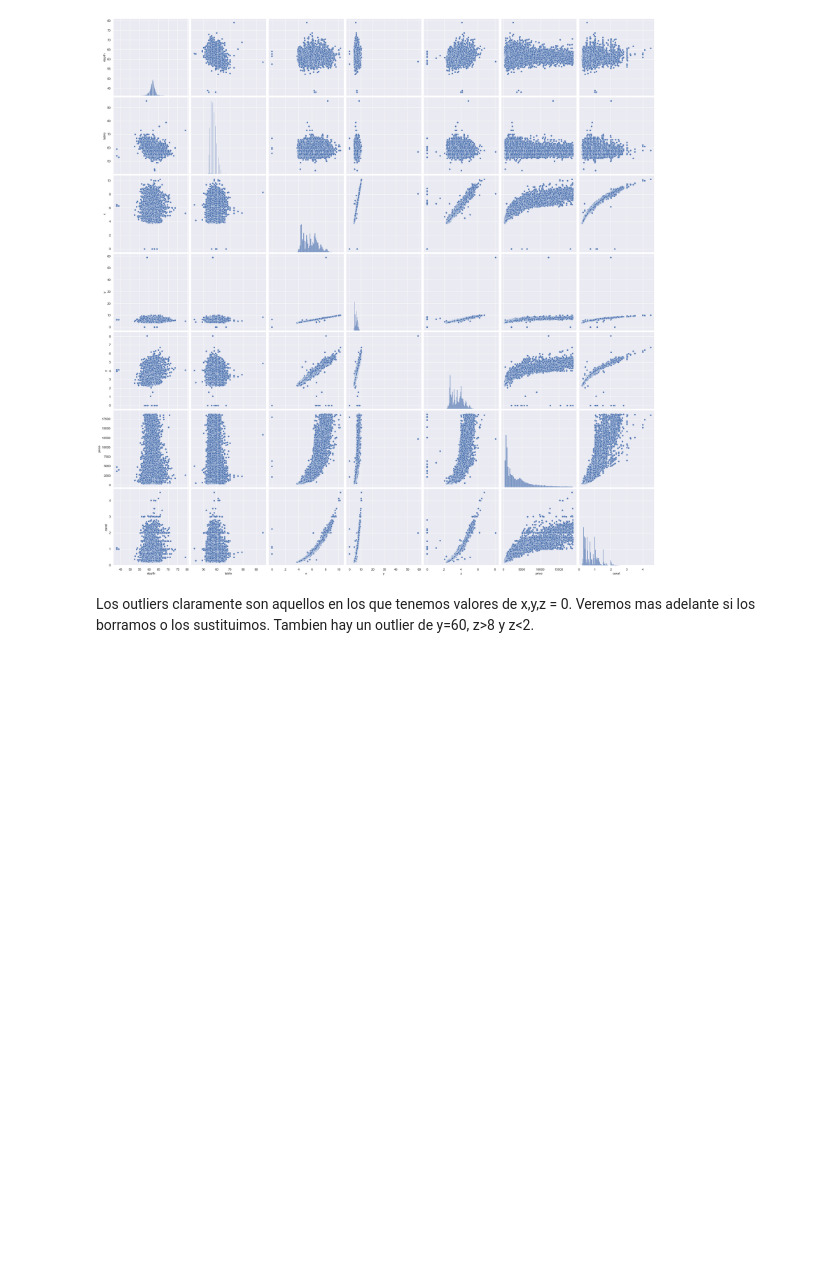
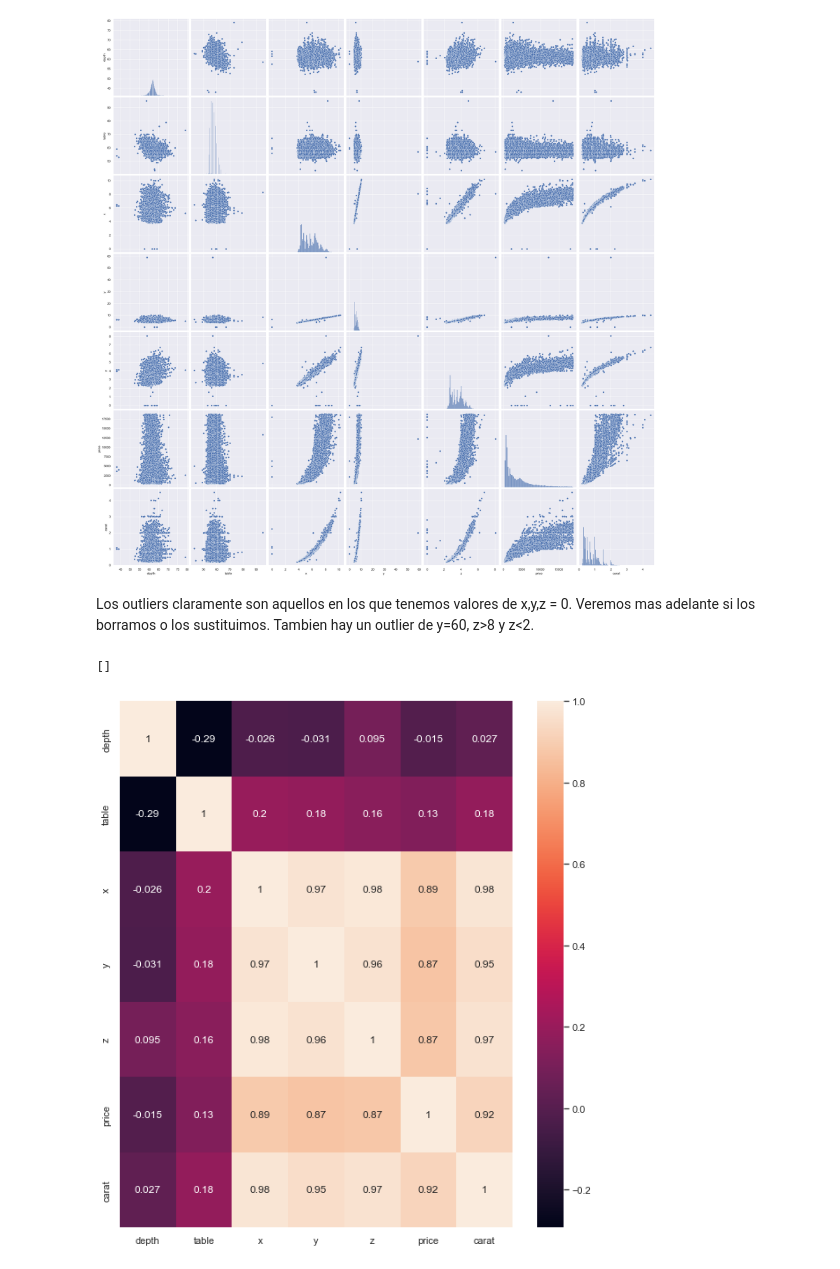
Before and after one commit to ivanrepi/predict_diamond_prices_project_m3, a Jupyter notebook: notebooks/EDA.ipynb, the cells around one changed output. Saved outputs shown, nothing was run; the diff lists cells and outputs as text; code cells hidden in the pictures; blank space fills up the shorter version.

Commit message:
correlation and outlaiers identified

```diff
--- a/notebooks/EDA.ipynb
+++ b/notebooks/EDA.ipynb
@@ -68,3 +68,12 @@ sns.pairplot(df,height=4);
 # %% [markdown]
 Los outliers claramente son aquellos en los que tenemos valores de x,y,z = 0. Veremos mas adelante si los borramos o los sustituimos.
 Tambien hay un outlier de y=60, z>8 y z<2.
+# %%
+#Let's check the correlation:
+
+plt.figure(figsize=(10,11))
+sns.heatmap(df.corr(),annot=True)
+plt.plot()
+# %% [output]
+[]
+[figure, added]
```
